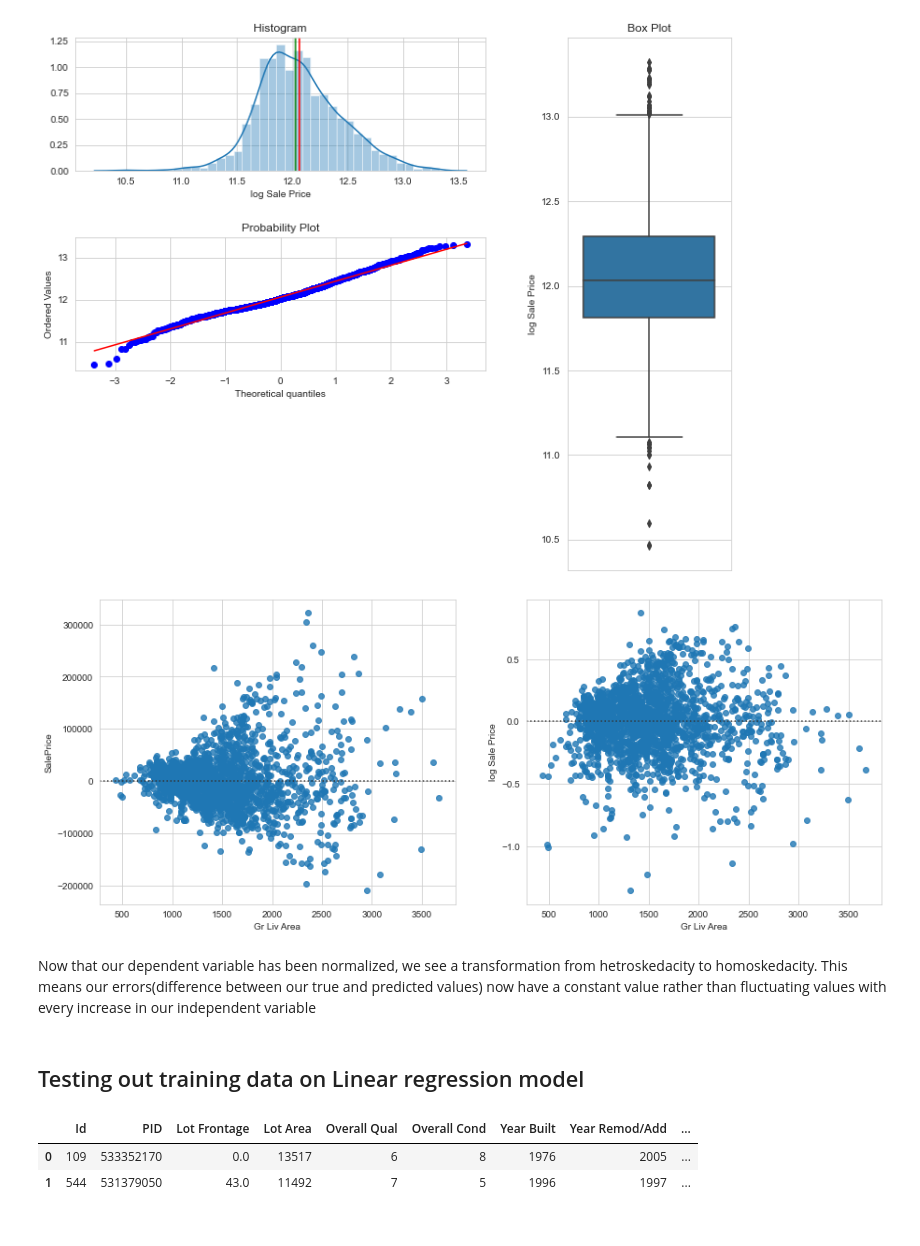
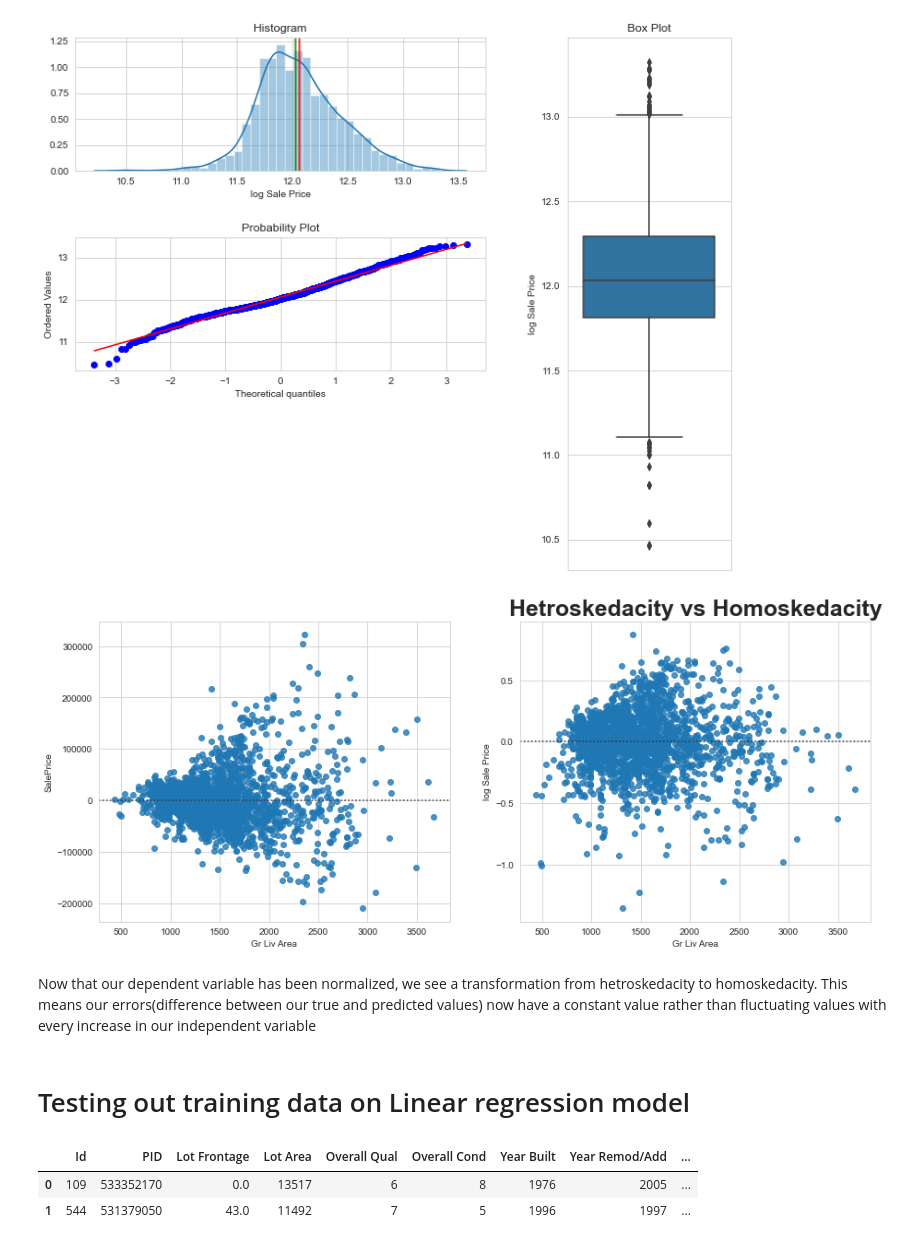
Before and after one commit to ianibogwu/Projects, a Jupyter notebook: GA-projects/01-Ames-housing/Cleaning_EDA.ipynb, the cells around one changed output. Drawn from its saved outputs; the diff is of its cells as text; code cells hidden in the pictures.

```diff
--- a/GA-projects/01-Ames-housing/Cleaning_EDA.ipynb
+++ b/GA-projects/01-Ames-housing/Cleaning_EDA.ipynb
@@ -584,17 +584,17 @@ three_chart_plot(trained, 'log Sale Price')
 # %%
 fig, (ax1, ax2) = plt.subplots(figsize = (15, 6),
                               ncols = 2,
                               sharey = False,
                               sharex = False)
-
+plt.title("Hetroskedacity vs Homoskedacity", fontsize = 25, weight = "bold")
 sns.residplot(train_data['Gr Liv Area'], train_data['SalePrice'], ax = ax1)
 sns.residplot(trained['Gr Liv Area'], trained['log Sale Price'], ax = ax2);
 # %% [output]
-[figure, old version]
+[figure, new version]
 # %% [markdown]
 Now that our dependent variable has been normalized, we see a transformation from hetroskedacity to homoskedacity. This means our errors(difference between our true and predicted values) now have a constant value rather than fluctuating values with every increase in our independent variable
 # %% [markdown]
-## Testing out training data on Linear regression model
+# Testing out training data on Linear regression model
 # %%
 trained.head(2)
 # %% [output]
```
Also changed, not shown: parts of 4 cells of this notebook, 12 other files.
